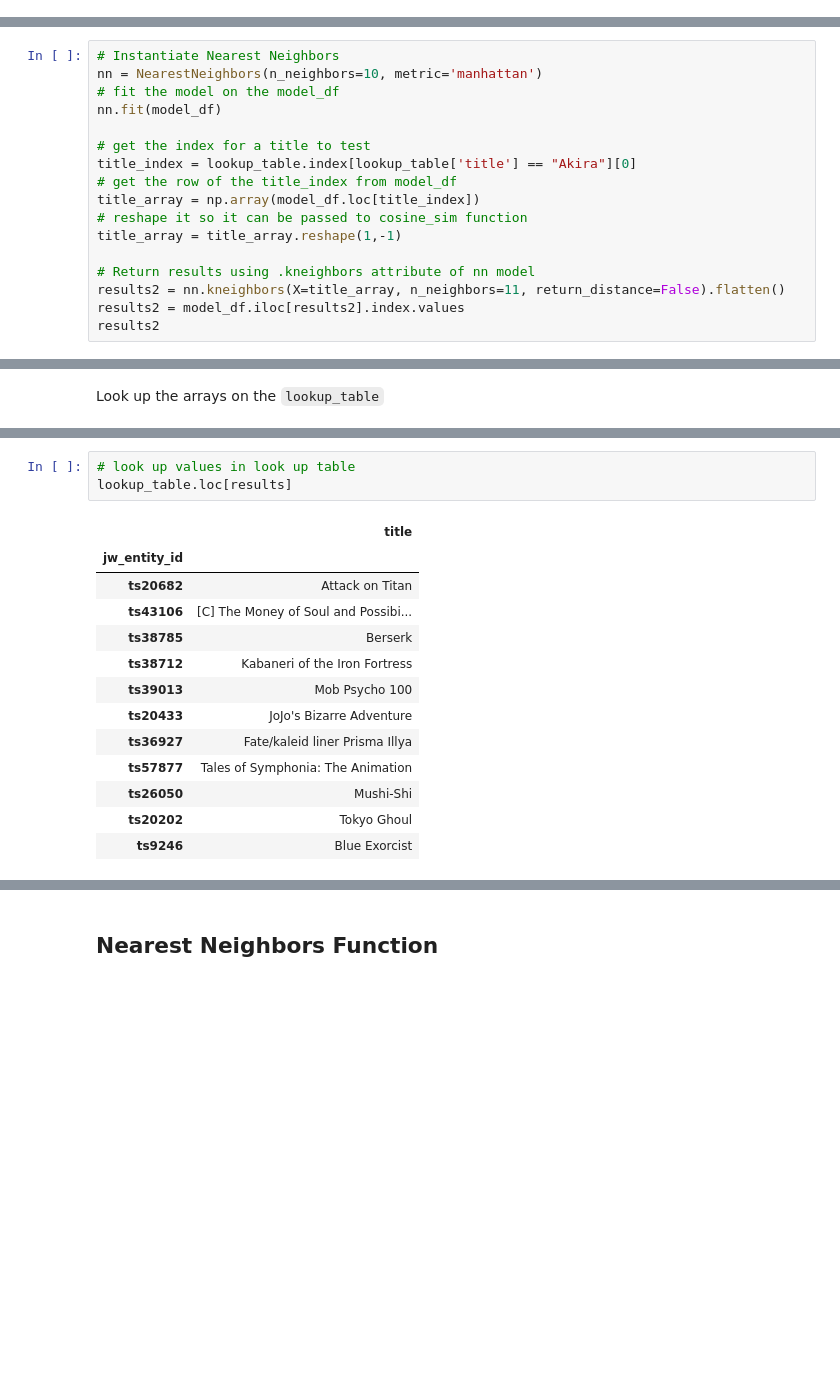
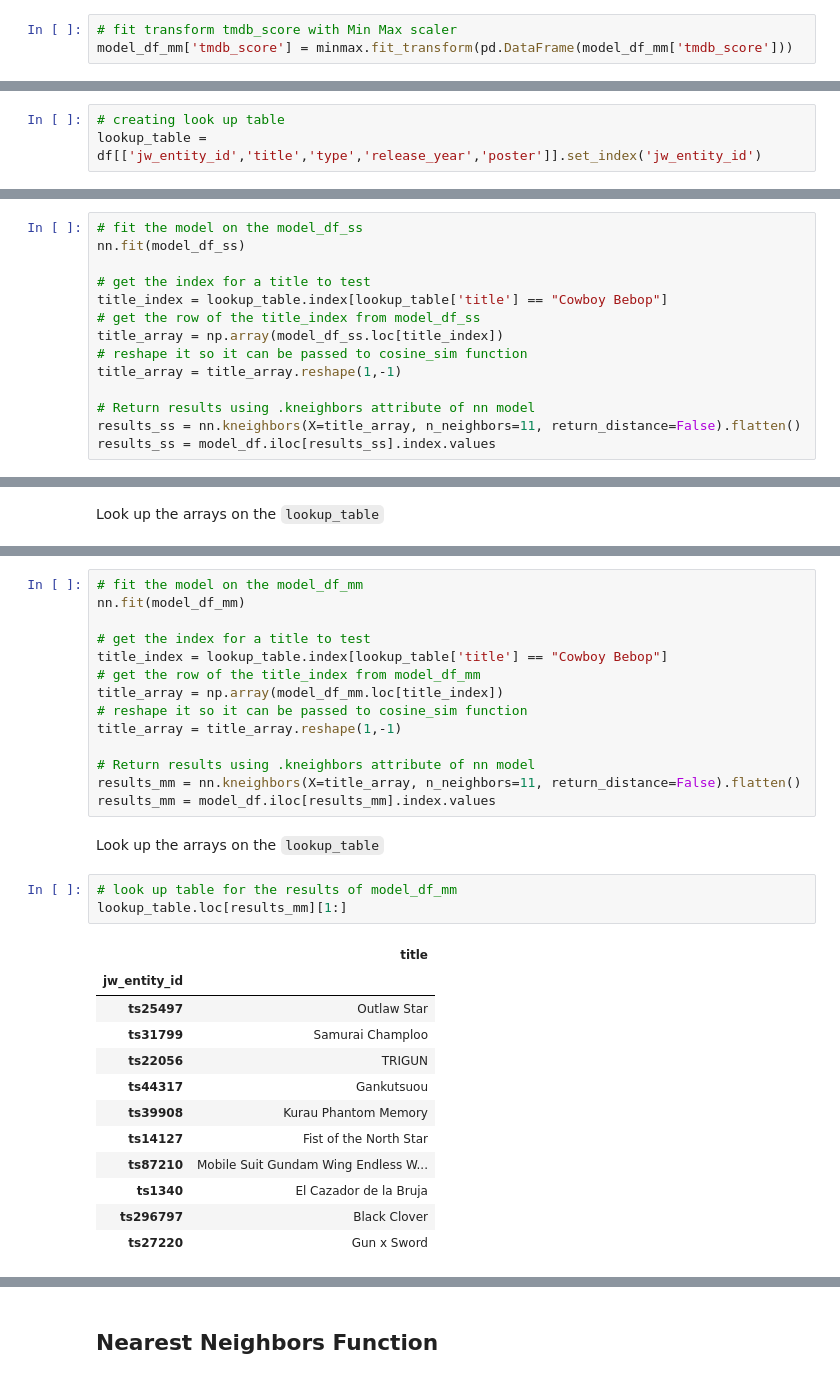
Before and after one commit to Garretthall27/Crunchyroll-Recommender-System, a Jupyter notebook: Project_workflow.ipynb, the cells around one changed output, grey strips where cells are left out. Drawn from its saved outputs; the diff is of its cells as text; blank space fills up the shorter version.

```diff
--- a/Project_workflow.ipynb
+++ b/Project_workflow.ipynb
@@ -685,0 +765,3 @@ title_array = title_array.reshape(1,-1)
+# %%
+# fit transform tmdb_score with Min Max scaler
+model_df_mm['tmdb_score'] = minmax.fit_transform(pd.DataFrame(model_df_mm['tmdb_score']))
@@ -685,0 +780,3 @@ title_array = title_array.reshape(1,-1)
+# %%
+# creating look up table
+lookup_table = df[['jw_entity_id','title','type','release_year','poster']].set_index('jw_entity_id')
@@ -867,17 +886,14 @@ Another approach for recommender systems is Nearest Neighbors.
 # %%
-# Instantiate Nearest Neighbors
-nn = NearestNeighbors(n_neighbors=10, metric='manhattan')
-# fit the model on the model_df
-nn.fit(model_df)
+# fit the model on the model_df_ss
+nn.fit(model_df_ss)
 
 # get the index for a title to test
-title_index = lookup_table.index[lookup_table['title'] == "Akira"][0]
-# get the row of the title_index from model_df
-title_array = np.array(model_df.loc[title_index])
+title_index = lookup_table.index[lookup_table['title'] == "Cowboy Bebop"]
+# get the row of the title_index from model_df_ss
+title_array = np.array(model_df_ss.loc[title_index])
 # reshape it so it can be passed to cosine_sim function
 title_array = title_array.reshape(1,-1)
 
 # Return results using .kneighbors attribute of nn model
-results2 = nn.kneighbors(X=title_array, n_neighbors=11, return_distance=False).flatten()
-results2 = model_df.iloc[results2].index.values
-results2
+results_ss = nn.kneighbors(X=title_array, n_neighbors=11, return_distance=False).flatten()
+results_ss = model_df.iloc[results_ss].index.values
@@ -907,17 +920,32 @@ lookup_table.loc[results2]
+# %%
+# fit the model on the model_df_mm
+nn.fit(model_df_mm)
+
+# get the index for a title to test
+title_index = lookup_table.index[lookup_table['title'] == "Cowboy Bebop"]
+# get the row of the title_index from model_df_mm
+title_array = np.array(model_df_mm.loc[title_index])
+# reshape it so it can be passed to cosine_sim function
+title_array = title_array.reshape(1,-1)
+
+# Return results using .kneighbors attribute of nn model
+results_mm = nn.kneighbors(X=title_array, n_neighbors=11, return_distance=False).flatten()
+results_mm = model_df.iloc[results_mm].index.values
+# %% [markdown]
+Look up the arrays on the `lookup_table`
 # %%
-# look up values in look up table
-lookup_table.loc[results]
+# look up table for the results of model_df_mm
+lookup_table.loc[results_mm][1:]
 # %% [output]
 |  | title |
 | jw_entity_id |  |
-| ts20682 | Attack on Titan |
-| ts43106 | [C] The Money of Soul and Possibi... |
-| ts38785 | Berserk |
-| ts38712 | Kabaneri of the Iron Fortress |
-| ts39013 | Mob Psycho 100 |
-| ts20433 | JoJo's Bizarre Adventure |
-| ts36927 | Fate/kaleid liner Prisma Illya |
-| ts57877 | Tales of Symphonia: The Animation |
-| ts26050 | Mushi-Shi |
-| ts20202 | Tokyo Ghoul |
-| ts9246 | Blue Exorcist |
+| ts25497 | Outlaw Star |
+| ts31799 | Samurai Champloo |
+| ts22056 | TRIGUN |
+| ts44317 | Gankutsuou |
+| ts39908 | Kurau Phantom Memory |
+| ts14127 | Fist of the North Star |
+| ts87210 | Mobile Suit Gundam Wing Endless W... |
+| ts1340 | El Cazador de la Bruja |
+| ts296797 | Black Clover |
+| ts27220 | Gun x Sword |
```
Also changed, not shown: parts of 244 cells of this notebook, 3 other files.
